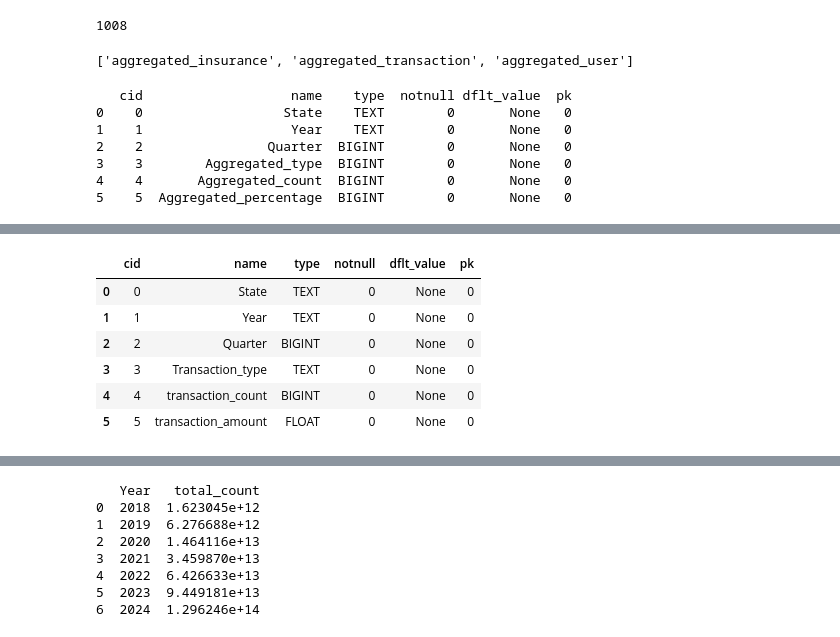
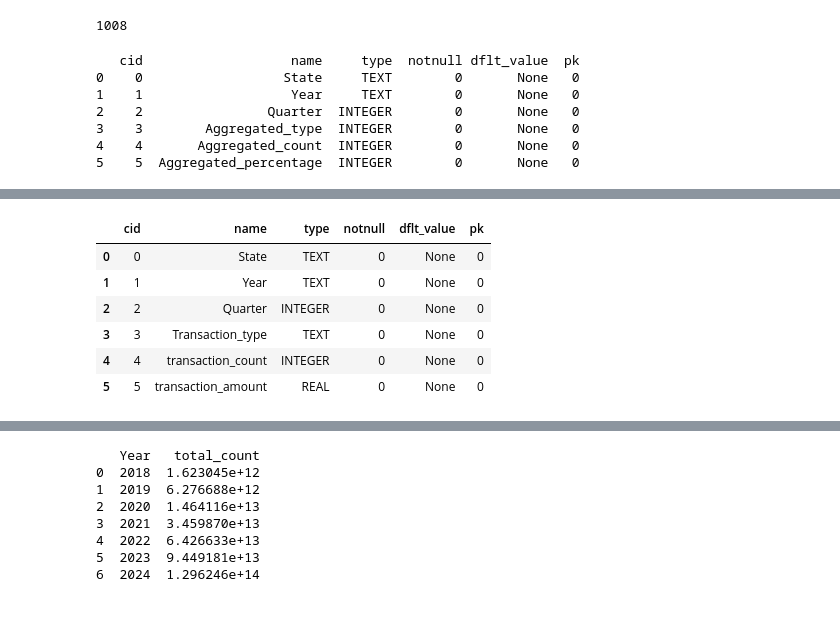
Before and after one commit to Maheshwaribaranikumar/PhonePe-Insights, a Jupyter notebook: PHONEPE (1).ipynb, the cells around one changed output, grey strips where cells are left out. Saved outputs shown, nothing was run; the diff lists cells and outputs as text; code cells hidden in the pictures.

```diff
--- a/PHONEPE (1).ipynb
+++ b/PHONEPE (1).ipynb
@@ -612,26 +609,18 @@ Agg_user.to_sql("aggregated_user", con=engine, if_exists="replace", index=False)
 # %% [output]
 1008
-# %%
-from sqlalchemy import inspect
-
-inspector = inspect(engine)
-tables = inspector.get_table_names()
-print(tables)
-# %% [output]
-['aggregated_insurance', 'aggregated_transaction', 'aggregated_user']
 # %%
 # Use PRAGMA to get the table schema in SQLite
 columns_query = "PRAGMA table_info(aggregated_user);"
-columns = pd.read_sql_query(columns_query, con=engine)
+columns = pd.read_sql_query(columns_query, con=conn)
 
 # Display the columns
 print(columns)
 # %% [output]
-   cid                   name    type  notnull dflt_value  pk
-0    0                  State    TEXT        0       None   0
-1    1                   Year    TEXT        0       None   0
-2    2                Quarter  BIGINT        0       None   0
-3    3        Aggregated_type  BIGINT        0       None   0
-4    4       Aggregated_count  BIGINT        0       None   0
-5    5  Aggregated_percentage  BIGINT        0       None   0
+   cid                   name     type  notnull dflt_value  pk
+0    0                  State     TEXT        0       None   0
+1    1                   Year     TEXT        0       None   0
+2    2                Quarter  INTEGER        0       None   0
+3    3        Aggregated_type  INTEGER        0       None   0
+4    4       Aggregated_count  INTEGER        0       None   0
+5    5  Aggregated_percentage  INTEGER        0       None   0
 # %%
@@ -670,15 +653,15 @@ print(result_df)
 34           andaman-&-nicobar-islands    170043693
 35                         lakshadweep      5048344
 # %%
-pd.read_sql_query("PRAGMA table_info(aggregated_transaction);", con=engine)
+pd.read_sql_query("PRAGMA table_info(aggregated_transaction);", con=conn)
 # %% [output]
 |  | cid | name | type | notnull | dflt_value | pk |
 | 0 | 0 | State | TEXT | 0 | None | 0 |
 | 1 | 1 | Year | TEXT | 0 | None | 0 |
-| 2 | 2 | Quarter | BIGINT | 0 | None | 0 |
+| 2 | 2 | Quarter | INTEGER | 0 | None | 0 |
 | 3 | 3 | Transaction_type | TEXT | 0 | None | 0 |
-| 4 | 4 | transaction_count | BIGINT | 0 | None | 0 |
-| 5 | 5 | transaction_amount | FLOAT | 0 | None | 0 |
+| 4 | 4 | transaction_count | INTEGER | 0 | None | 0 |
+| 5 | 5 | transaction_amount | REAL | 0 | None | 0 |
 # %%
 #Aggregated_transaction : Contains aggregated values for map-related data.
 #Total Transaction Amount by State
```
Also changed, not shown: parts of 80 cells of this notebook.
